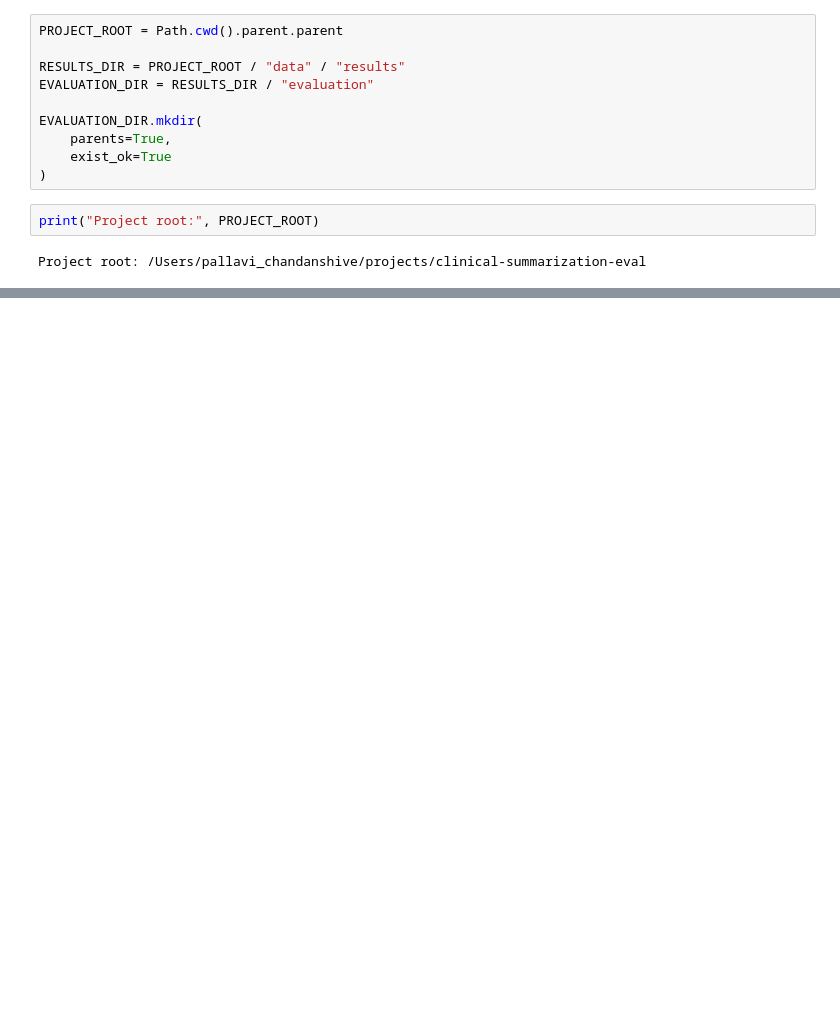
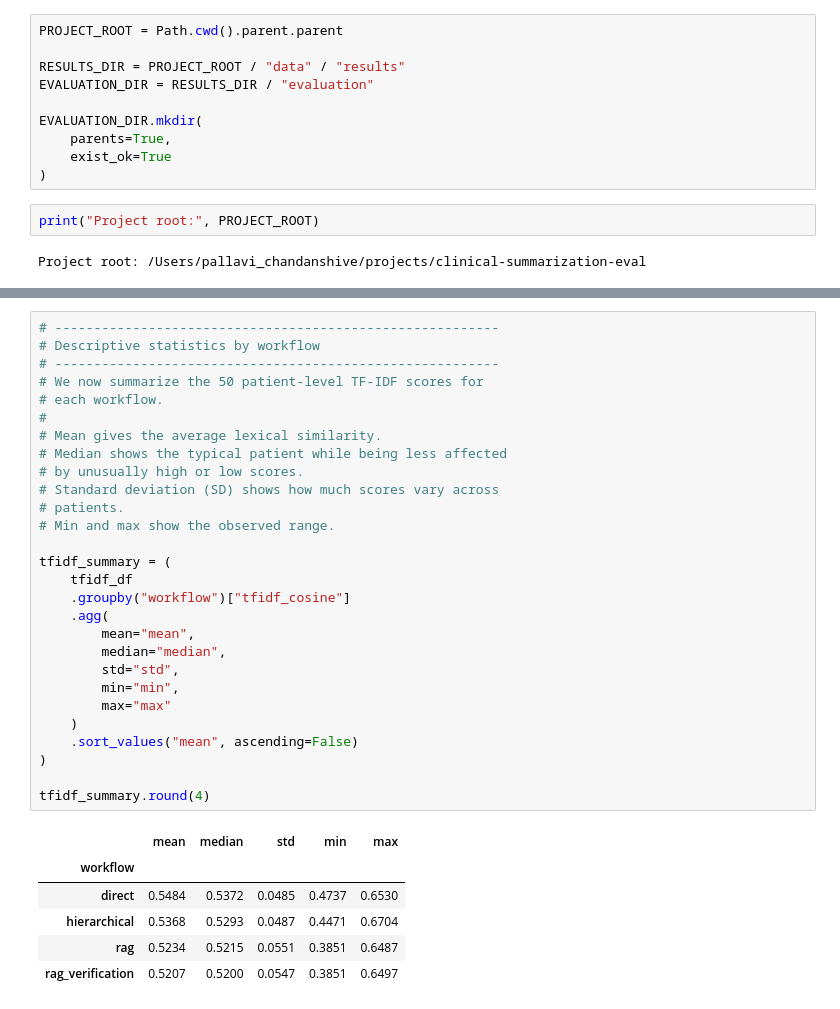
Before and after one commit to pallavi-cs-ai/clinical-summarization-eval, a Jupyter notebook: notebooks/evaluation/01_tfidf_evaluation.ipynb, the cells around one changed output, grey strips where cells are left out. Drawn from its saved outputs; the diff is of its cells as text; blank space fills up the shorter version.

```diff
--- a/notebooks/evaluation/01_tfidf_evaluation.ipynb
+++ b/notebooks/evaluation/01_tfidf_evaluation.ipynb
@@ -67,0 +516,35 @@ First value keys: dict_keys(['person_id', 'revision_needed', 'issue_count', 'ori
+# %%
+# ---------------------------------------------------------
+# Descriptive statistics by workflow
+# ---------------------------------------------------------
+# We now summarize the 50 patient-level TF-IDF scores for
+# each workflow.
+#
+# Mean gives the average lexical similarity.
+# Median shows the typical patient while being less affected
+# by unusually high or low scores.
+# Standard deviation (SD) shows how much scores vary across
+# patients.
+# Min and max show the observed range.
+
+tfidf_summary = (
+    tfidf_df
+    .groupby("workflow")["tfidf_cosine"]
+    .agg(
+        mean="mean",
+        median="median",
+        std="std",
+        min="min",
+        max="max"
+    )
+    .sort_values("mean", ascending=False)
+)
+
+tfidf_summary.round(4)
+# %% [output]
+|  | mean | median | std | min | max |
+| workflow |  |  |  |  |  |
+| direct | 0.5484 | 0.5372 | 0.0485 | 0.4737 | 0.6530 |
+| hierarchical | 0.5368 | 0.5293 | 0.0487 | 0.4471 | 0.6704 |
+| rag | 0.5234 | 0.5215 | 0.0551 | 0.3851 | 0.6487 |
+| rag_verification | 0.5207 | 0.5200 | 0.0547 | 0.3851 | 0.6497 |
```
Also changed, not shown: parts of 16 cells of this notebook, 2 other files.
